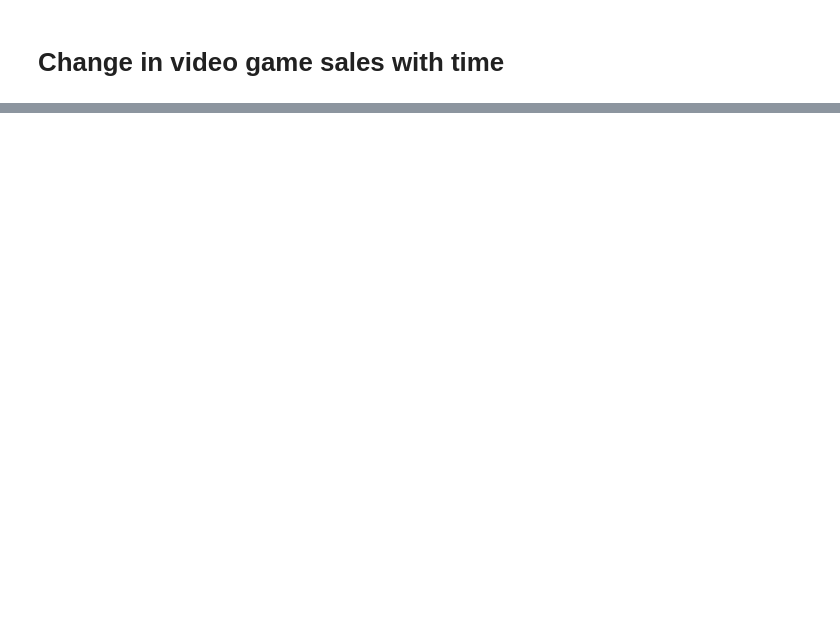
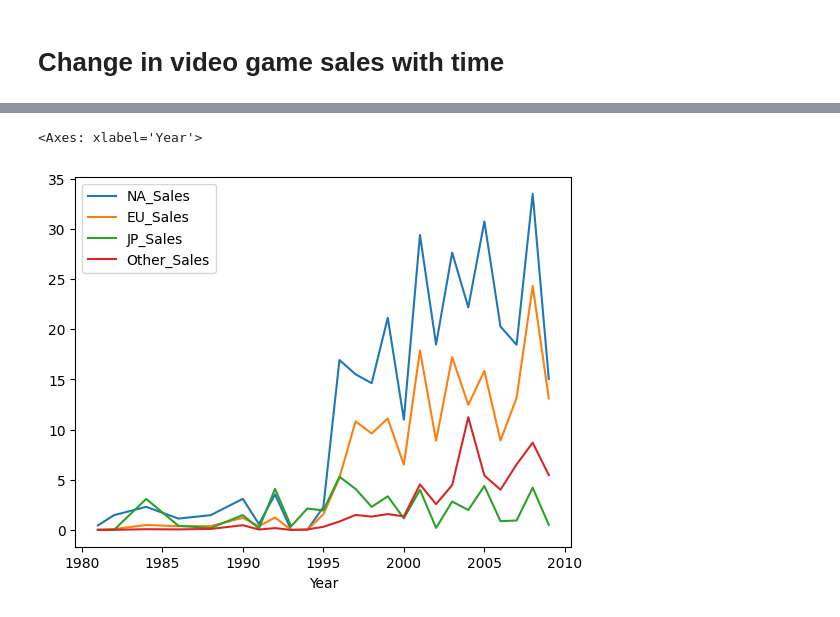
Before and after one commit to Sahyukaha/Data_exploration_and_analysis, a Jupyter notebook: Video_games_sales.ipynb, the cells around one changed output, grey strips where cells are left out. Saved outputs shown, nothing was run; the diff lists cells and outputs as text; code cells hidden in the pictures; blank space fills up the shorter version.

```diff
--- a/Video_games_sales.ipynb
+++ b/Video_games_sales.ipynb
@@ -179,0 +280,7 @@ yearly_sales.plot()
+# %%
+start_year = 1980
+end_year = 2010
+data_year = data.query('Year >= @start_year and Year < @end_year').copy()
+genre_yearly_sales = data_year.groupby(['Genre', 'Year'])[["NA_Sales", "EU_Sales", "JP_Sales", "Other_Sales"]].sum()
+
+genre_yearly_sales
@@ -179,0 +302,5 @@ yearly_sales.plot()
+# %%
+genre_yearly_sales.loc['Racing'].plot(kind='line', y=['NA_Sales', 'EU_Sales', 'JP_Sales', 'Other_Sales'])
+# %% [output]
+<Axes: xlabel='Year'>
+[figure, added]
```
Also changed, not shown: parts of 10 cells of this notebook.
